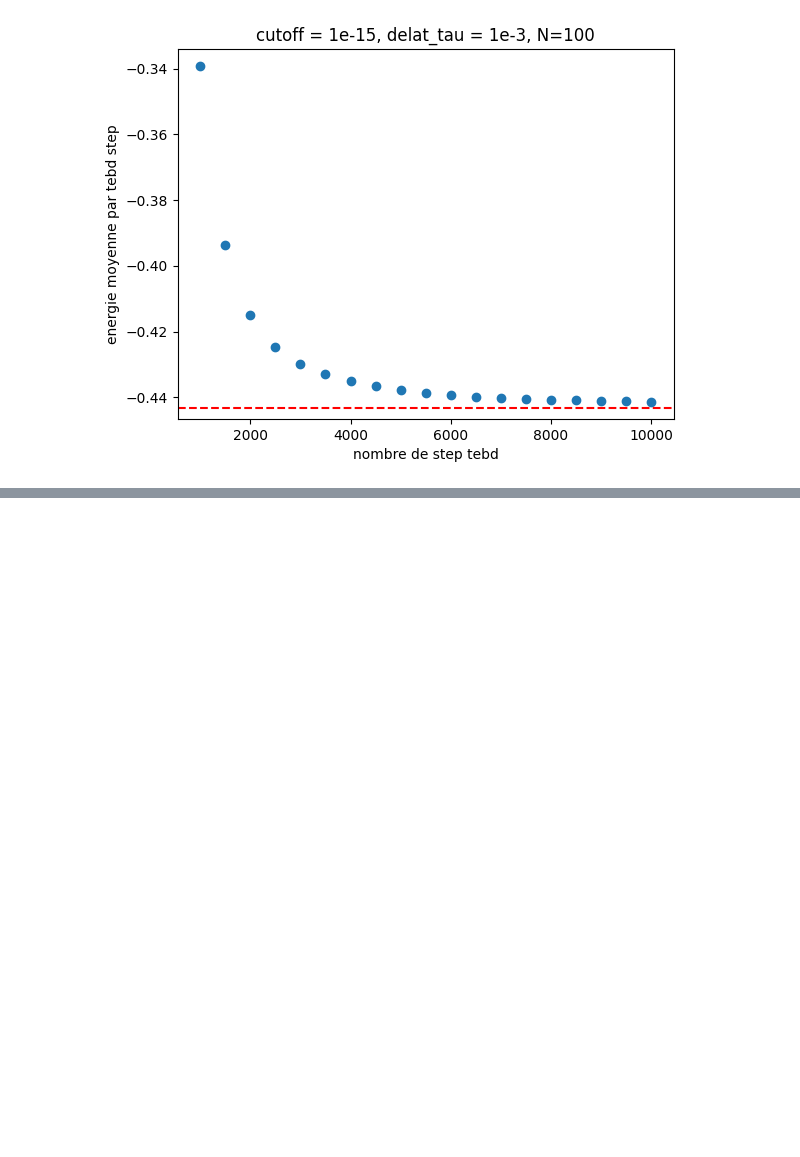
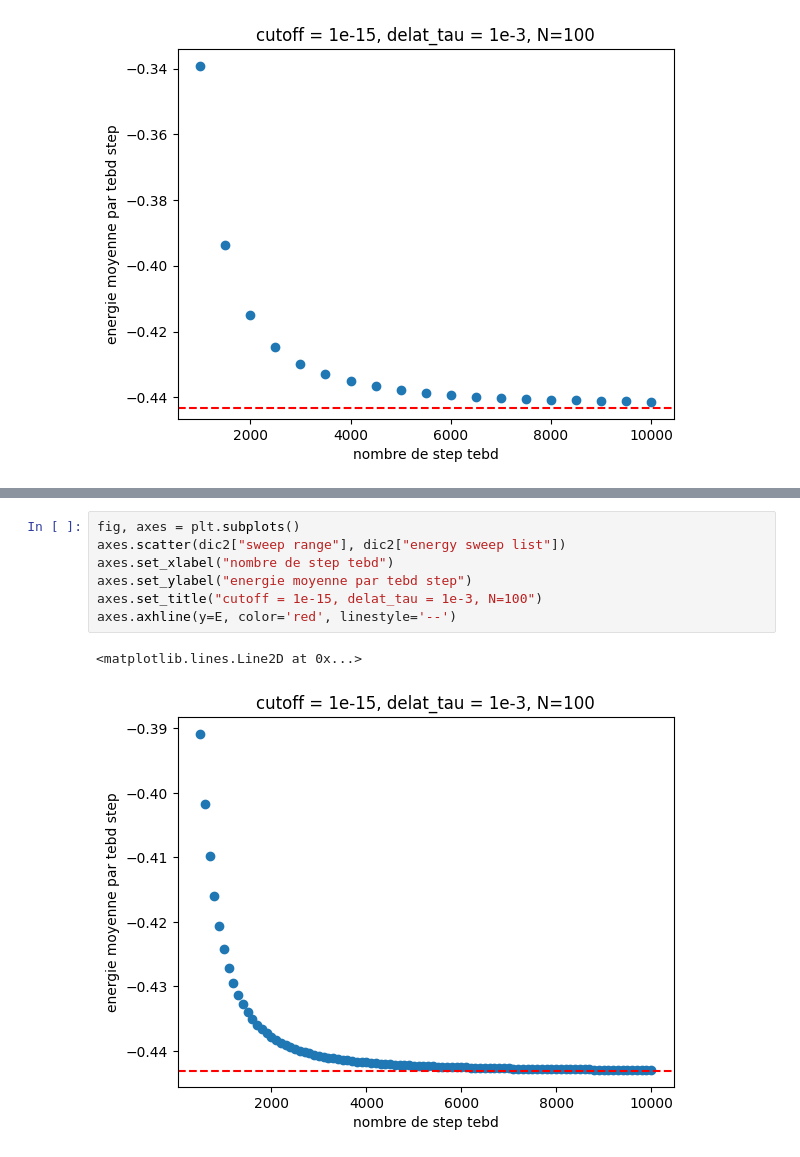
Before and after one commit to romanbeauvallet/Many-Body-Localization, a Jupyter notebook: analyse_simulations_julia/analysis.ipynb, the cells around one changed output, grey strips where cells are left out. Cells and saved outputs as stored; diff of their text form; blank space fills up the shorter version.

```diff
--- a/analyse_simulations_julia/analysis.ipynb
+++ b/analyse_simulations_julia/analysis.ipynb
@@ -36,0 +52,10 @@ axes.axhline(y=E, color='red', linestyle='--')
+# %%
+fig, axes = plt.subplots()
+axes.scatter(dic2["sweep range"], dic2["energy sweep list"])
+axes.set_xlabel("nombre de step tebd")
+axes.set_ylabel("energie moyenne par tebd step")
+axes.set_title("cutoff = 1e-15, delat_tau = 1e-3, N=100")
+axes.axhline(y=E, color='red', linestyle='--')
+# %% [output]
+<matplotlib.lines.Line2D at 0x...>
+[figure, added]
```
Also changed, not shown: parts of 3 cells of this notebook, 4 other files.
